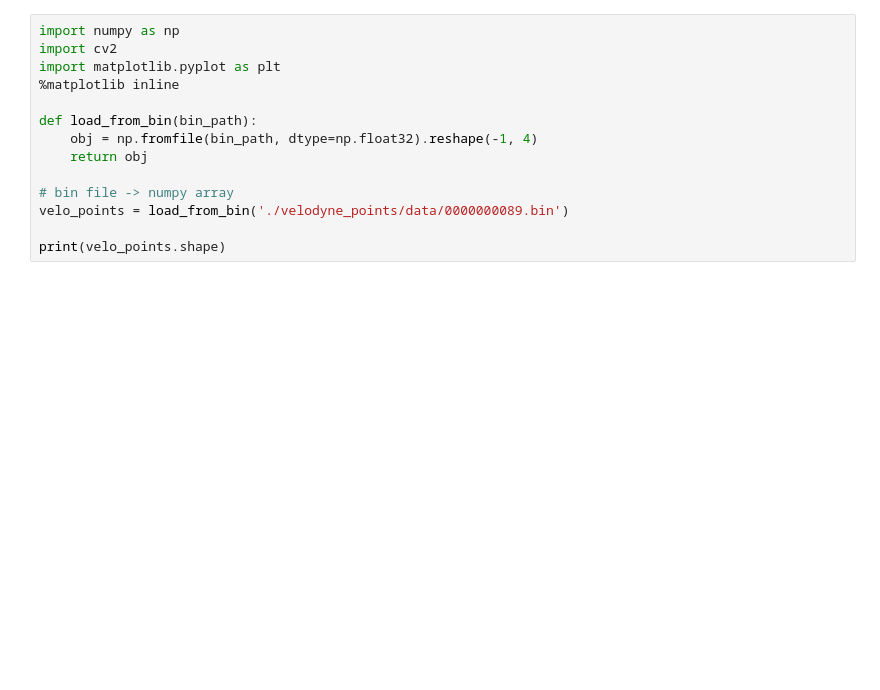
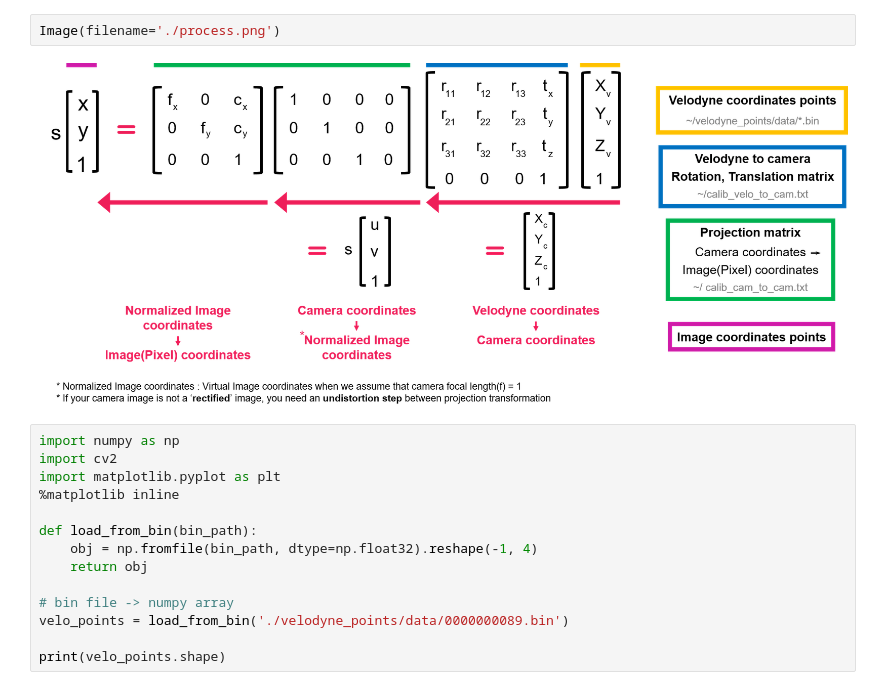
Before and after one commit to windowsub0406/KITTI_Tutorial, a Jupyter notebook: velo2cam_projection.ipynb, the cells around one changed output. Saved outputs shown, nothing was run; the diff lists cells and outputs as text; blank space fills up the shorter version.

```diff
--- a/velo2cam_projection.ipynb
+++ b/velo2cam_projection.ipynb
@@ -27,3 +26,7 @@ To help your understanding, I made a simple slide. The codes below are proceedin
+# %%
+Image(filename='./process.png')
+# %% [output]
+[figure, added]
 # %%
 import numpy as np
 import cv2
```
Also changed, not shown: parts of 3 cells of this notebook.
